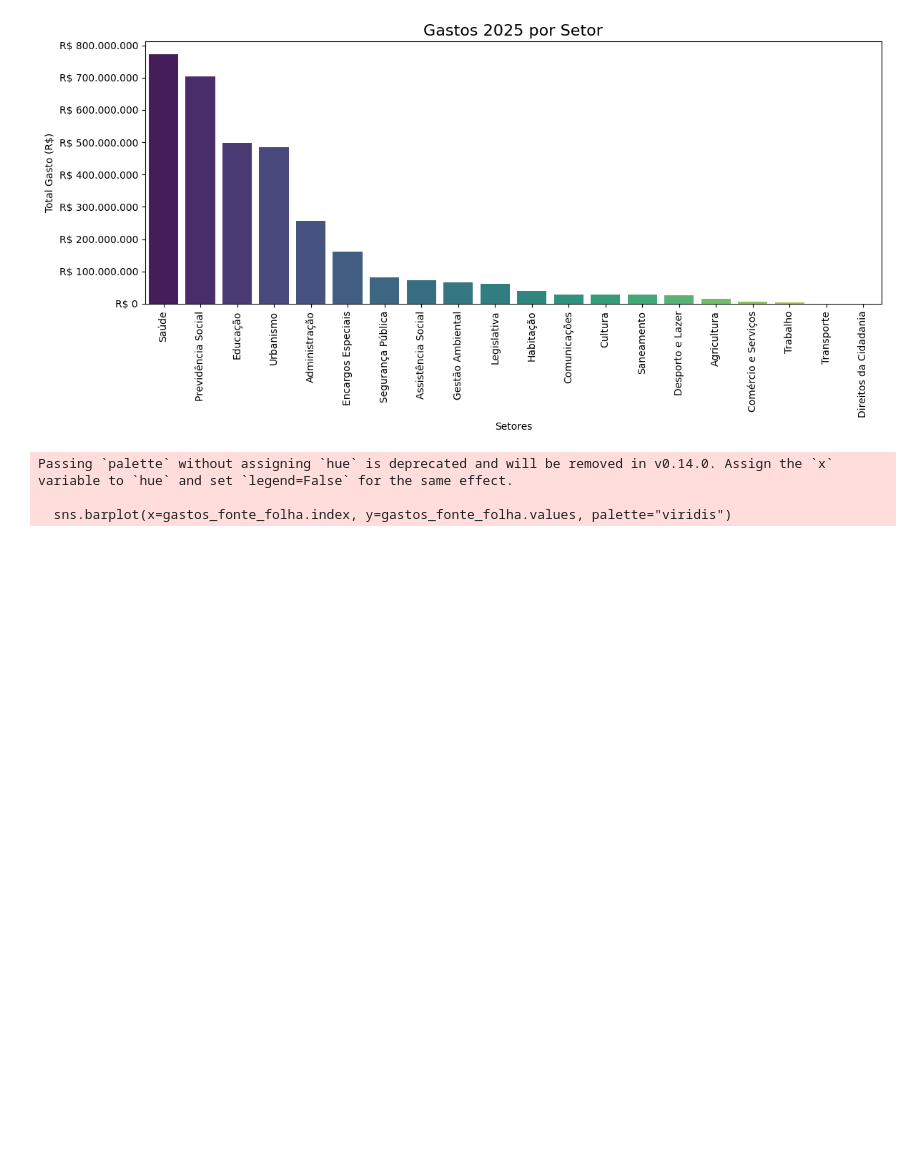
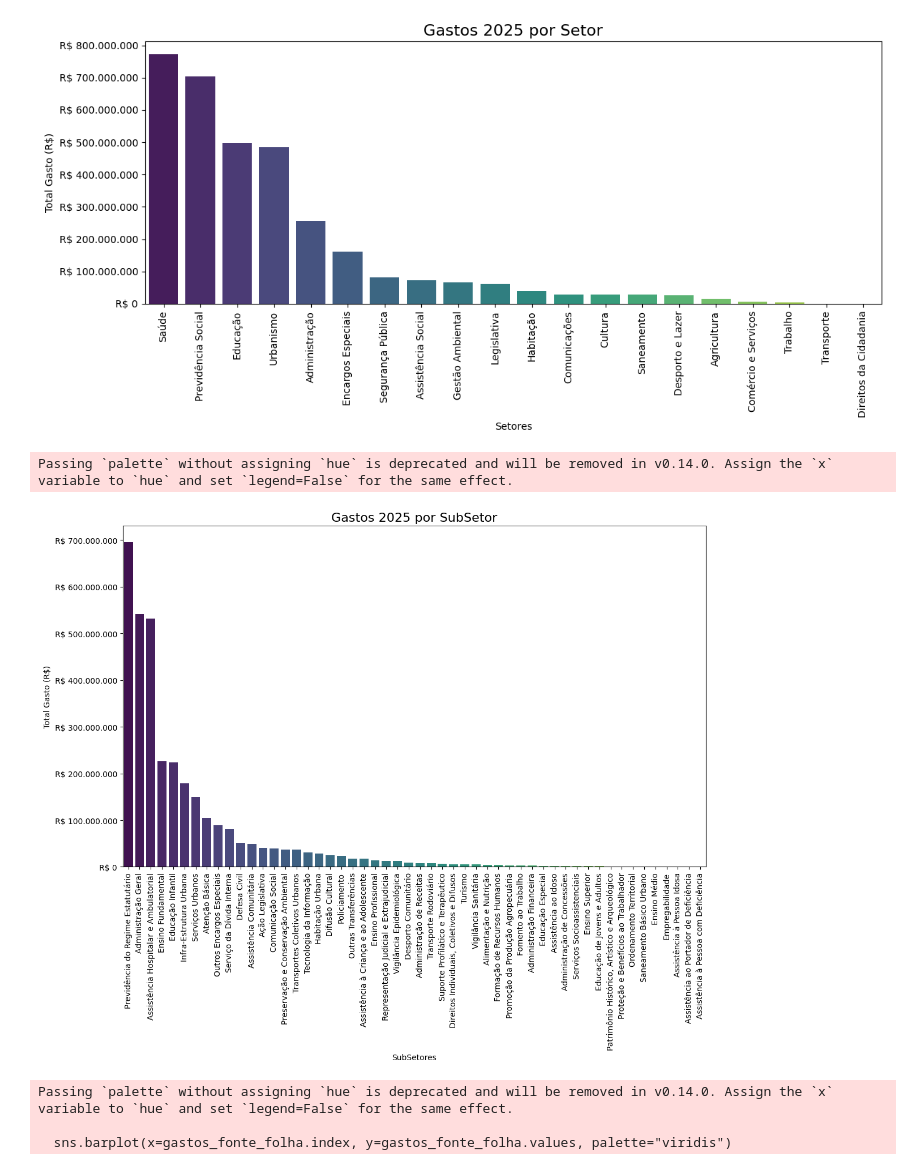
Before and after one commit to inayan60/PersonalPortifolio, a Jupyter notebook: Gastos_Joinville.ipynb, the cells around one changed output. Cells and saved outputs as stored; diff of their text form; code cells hidden in the pictures; blank space fills up the shorter version.

```diff
--- a/Gastos_Joinville.ipynb
+++ b/Gastos_Joinville.ipynb
@@ -566,6 +570,25 @@ Passing `palette` without assigning `hue` is deprecated and will be removed in v
 
   sns.barplot(x=gastos_jlle.index, y=gastos_jlle.values, palette="viridis")
 [figure]
+# %%
+gastos_jlle = df_redux.groupby("subfuncao")["valor_movimento"].sum().sort_values(ascending=False)
+
+plt.figure(figsize=(12, 10))
+sns.barplot(x=gastos_jlle.index, y=gastos_jlle.values, palette="viridis")
+plt.ylabel("Total Gasto (R$)", fontsize=10)
+plt.xlabel("SubSetores")
+plt.title("Gastos 2025 por SubSetor", fontsize=16)
+plt.xticks(rotation=90)
+
+formatter = mticker.FuncFormatter(lambda x, _: f'R$ {x:,.0f}'.replace(',', '.'))
+plt.gca().yaxis.set_major_formatter(formatter)
+
+
+plt.tight_layout()
+plt.show()
+# %% [output]
+Passing `palette` without assigning `hue` is deprecated and will be removed in v0.14.0. Assign the `x` variable to `hue` and set `legend=False` for the same effect.
+[figure, added]
 # %%
 gastos_folha = df_redux[df_redux['grupo_natureza'] == 'Pessoal e Encargos Sociais']
 
```
Also changed, not shown: parts of 11 cells of this notebook.
